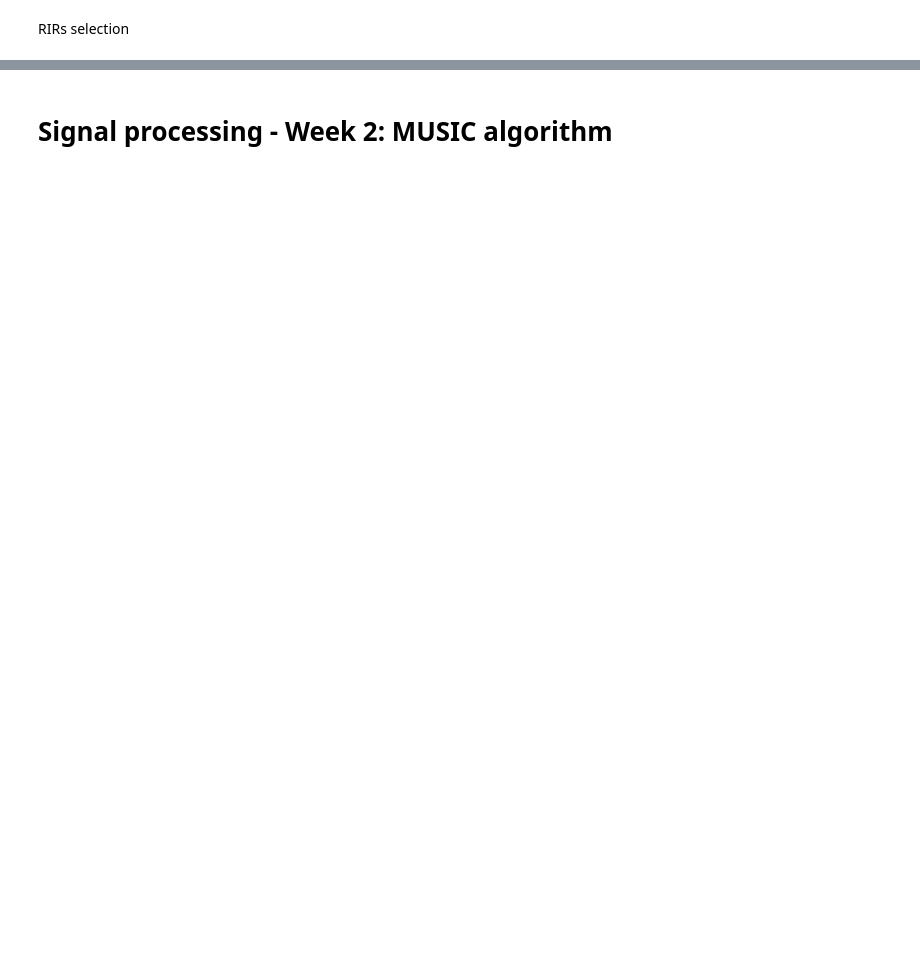
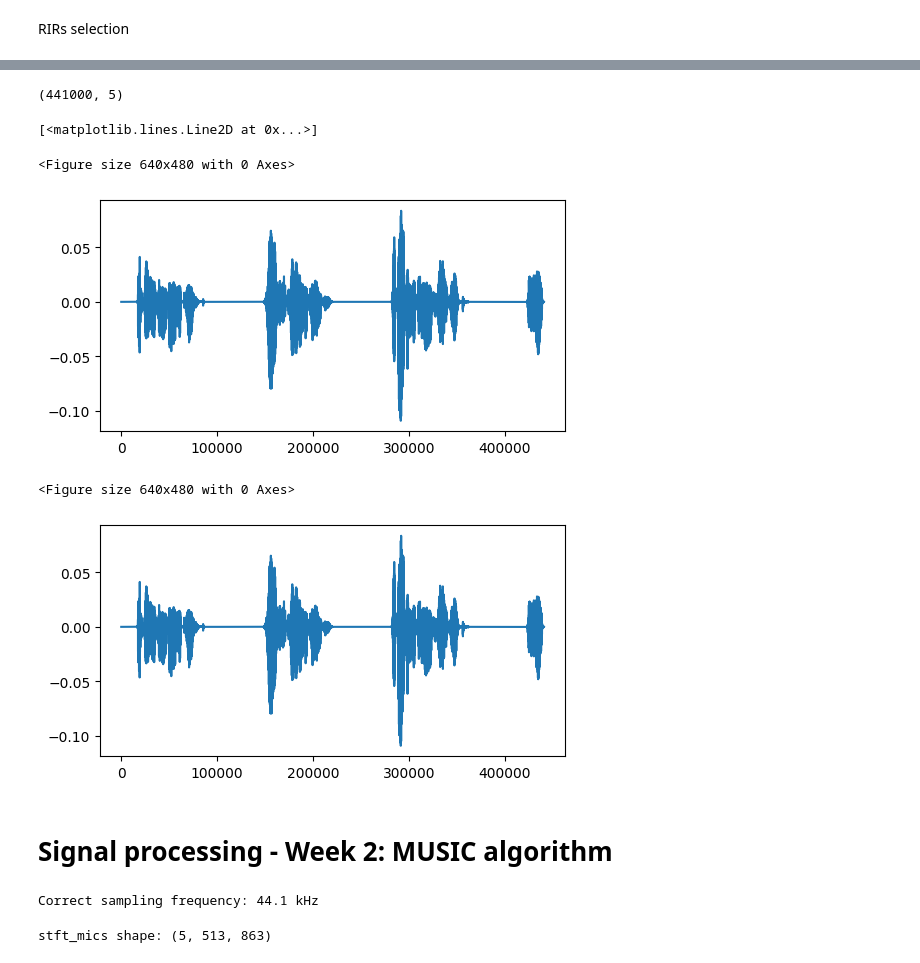
Before and after one commit to HeartUnderBladepyz/P-D-ISSP, a Jupyter notebook: notebook_skeleton.ipynb, the cells around one changed output, grey strips where cells are left out. Cells and saved outputs as stored; diff of their text form; code cells hidden in the pictures; blank space fills up the shorter version.

```diff
--- a/notebook_skeleton.ipynb
+++ b/notebook_skeleton.ipynb
@@ -112,35 +143,42 @@ def create_micsigs(audio_name1, audio_name2, noise_name, acousticScenario):
         else:
             rec_signal2_tmp = np.zeros(rec_signal1_tmp.shape)
 
         if acousticScenario.RIRsNoise is not None:
             rec_noise_tmp = scipy.signal.fftconvolve(noise1, RIR_noise1[:,i])
             rec_signal1_tmp = rec_signal1_tmp + rec_noise_tmp
 
         mic1.append(rec_signal1_tmp)
         mic2.append(rec_signal2_tmp)
 
     mic1 = np.array(mic1)
     mic2 = np.array(mic2)
 
     mic = mic1 + mic2
     mic = mic.T
 
     return mic[0:T_ds,:], speech1, speech2, noise1, fs
 
-mic, speech1, speech2, noise1, fs = create_micsigs('F:\KU Leuven\courses\P&D ISSP\project\panddissp-base-main\sound_files\speech1.wav', 'F:\KU Leuven\courses\P&D ISSP\project\panddissp-base-main\sound_files\speech2.wav',"F:\KU Leuven\courses\P&D ISSP\project\panddissp-base-main\sound_files\Babble_noise1.wav", acousticScenario)
+mic, speech1, speech2, noise1, fs = create_micsigs('F:\KU Leuven\courses\PD_ISSP\project\panddissp-base-main\sound_files\speech1.wav', 'F:\KU Leuven\courses\PD_ISSP\project\panddissp-base-main\sound_files\speech2.wav',"F:\KU Leuven\courses\PD_ISSP\project\panddissp-base-main\sound_files\Babble_noise1.wav", acousticScenario)
 
 # sd.play(speech1[0:fs*1], fs)
-sd.play(mic[:,0], fs)
+# sd.play(mic[:,0], fs)
 
 print(mic.shape)
 
 plt.figure()
 plt.figure(figsize=(6, 3))
 plt.plot(mic[:,0])
 
 plt.figure()
 plt.figure(figsize=(6, 3))
 plt.plot(mic[:,1])
+# %% [output]
+(441000, 5)
+[<matplotlib.lines.Line2D at 0x...>]
+<Figure size 640x480 with 0 Axes>
+[figure, added]
+<Figure size 640x480 with 0 Axes>
+[figure, added]
 # %%
 #Part 3
 import numpy as np
@@ -409,3 +524,47 @@ genfcns.check_plot_tdoas(DOAest, DOAestAll, acousticScenario)
 # print(f'Estimate error(s): {np.round((DOAest - groundTruthDOAtalkers) * 180/np.pi, 2)} deg.')
 print(f'Estimate error(s): {DOAestAll - np.round(groundTruthDOAtalkers * 180 / np.pi, 2)} deg.')
 print(DOAestAll)
+# %%
+#frequency check
+if acousticScenario.fs == 44100:
+    print("Correct sampling frequency: 44.1 kHz")
+else:
+    raise ValueError(f"False: Incorrect sampling frequency, current sampling frequency {acousticScenario.fs} Hz")
+# %% [output]
+Correct sampling frequency: 44.1 kHz
+# %%
+import numpy as np
+from scipy.signal import stft
+
+# 已知参数
+fs = 44100         # 采样率
+L = 1024           # STFT 窗长
+hop = L // 2       # 50% 重叠，对应步长
+M = mic.shape[1]   # 麦克风数，=5
+n_samples = mic.shape[0]  # 总采样点数，=441000
+
+# 用于存放每个麦克风的 STFT 结果
+stft_mics_list = []
+
+for m in range(M):
+    # 取出第 m 个麦克风的时域信号
+    mic_signal = mic[:, m]
+
+    # 计算 STFT
+    f, t, Zxx = stft(mic_signal,
+                     fs=fs,
+                     window='hann',
+                     nperseg=L,
+                     noverlap=hop,
+                     return_onesided=True)
+
+    # Zxx 形状一般为 (nF, nT)，其中 nF = L/2+1（对真实信号 return_onesided=True 时）
+    stft_mics_list.append(Zxx)
+
+# 将各麦克风的 STFT 结果堆叠成形状 (M, nF, nT) 的三维数组
+stft_mics = np.array(stft_mics_list)  # (M, nF, nT)
+
+# stft_mics[m, :, :] 即第 m 个麦克风的 STFT 结果
+print("stft_mics shape:", stft_mics.shape)
+# %% [output]
+stft_mics shape: (5, 513, 863)
```
Also changed, not shown: parts of 4 cells of this notebook.
